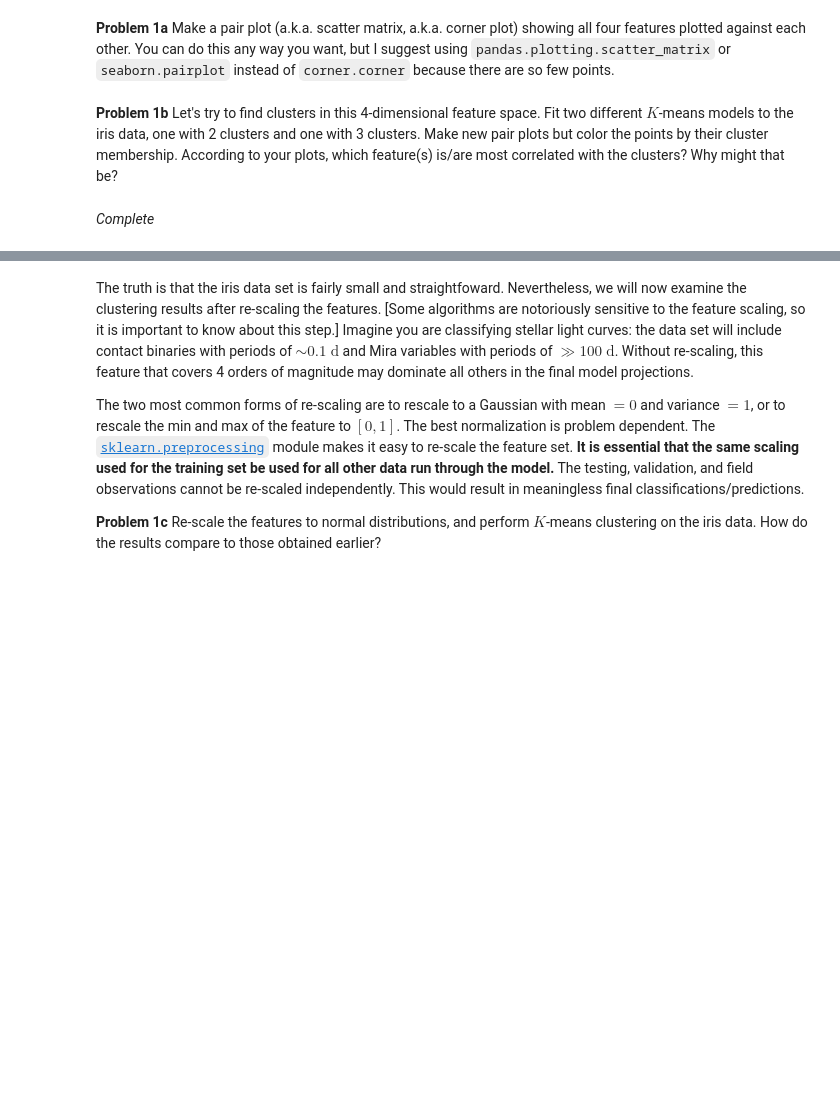
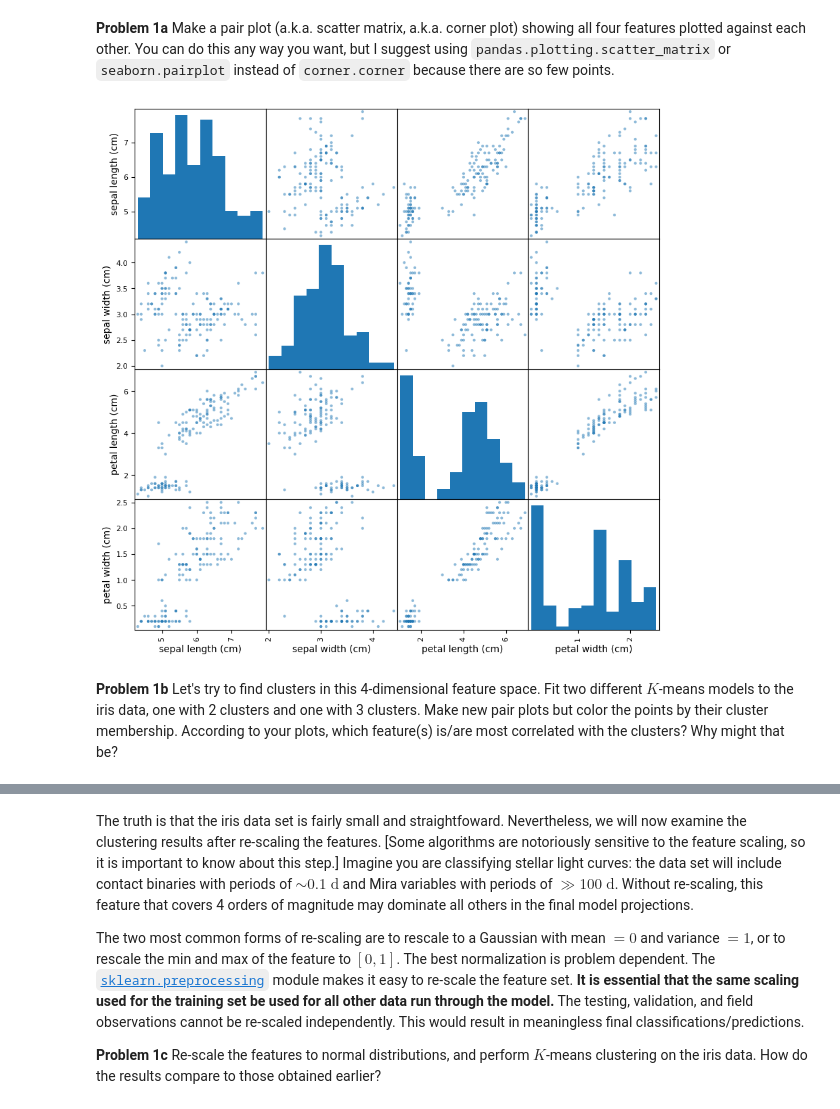
Before and after one commit to ASTR154/clustering, a Jupyter notebook: clustering.ipynb, the cells around one changed output, grey strips where cells are left out. Cells and saved outputs as stored; diff of their text form; code cells hidden in the pictures; blank space fills up the shorter version.

```diff
--- a/clustering.ipynb
+++ b/clustering.ipynb
@@ -24,2 +37,15 @@ print(iris['DESCR'])
+# %%
+# import
+import pandas as pd
+from pandas.plotting import scatter_matrix
+
+# Convert to DataFrame
+df = pd.DataFrame(iris.data, columns=iris.feature_names)
+
+# plot
+pd.plotting.scatter_matrix(df, figsize=(10, 10))
+plt.show()
+# %% [output]
+[figure, added]
 # %% [markdown]
 **Problem 1b** Let's try to find clusters in this 4-dimensional feature space. Fit two different $K$-means models to the iris data, one with 2 clusters and one with 3 clusters. Make new pair plots but color the points by their cluster membership. According to your plots, which feature(s) is/are most correlated with the clusters? Why might that be?
@@ -37,2 +51,0 @@ print(clusters2)
-# %% [markdown]
-*Complete*
```
Also changed, not shown: parts of 24 cells of this notebook.
